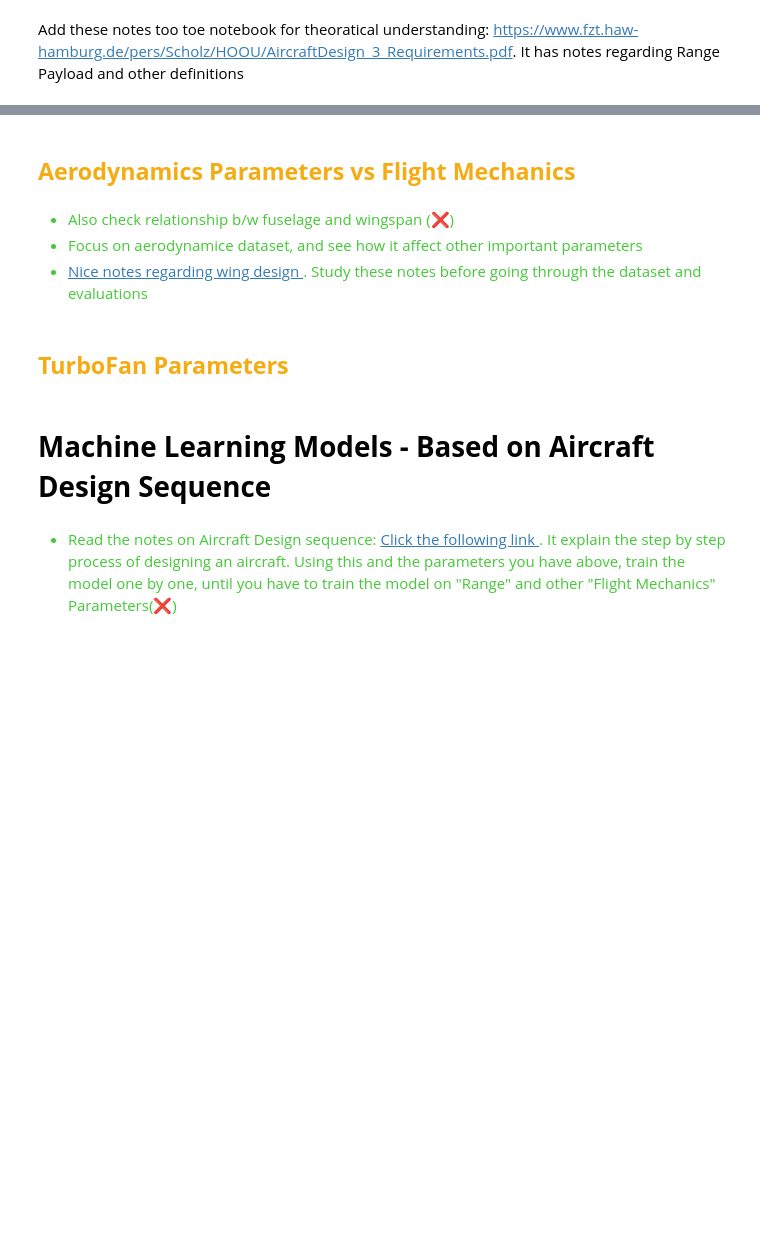
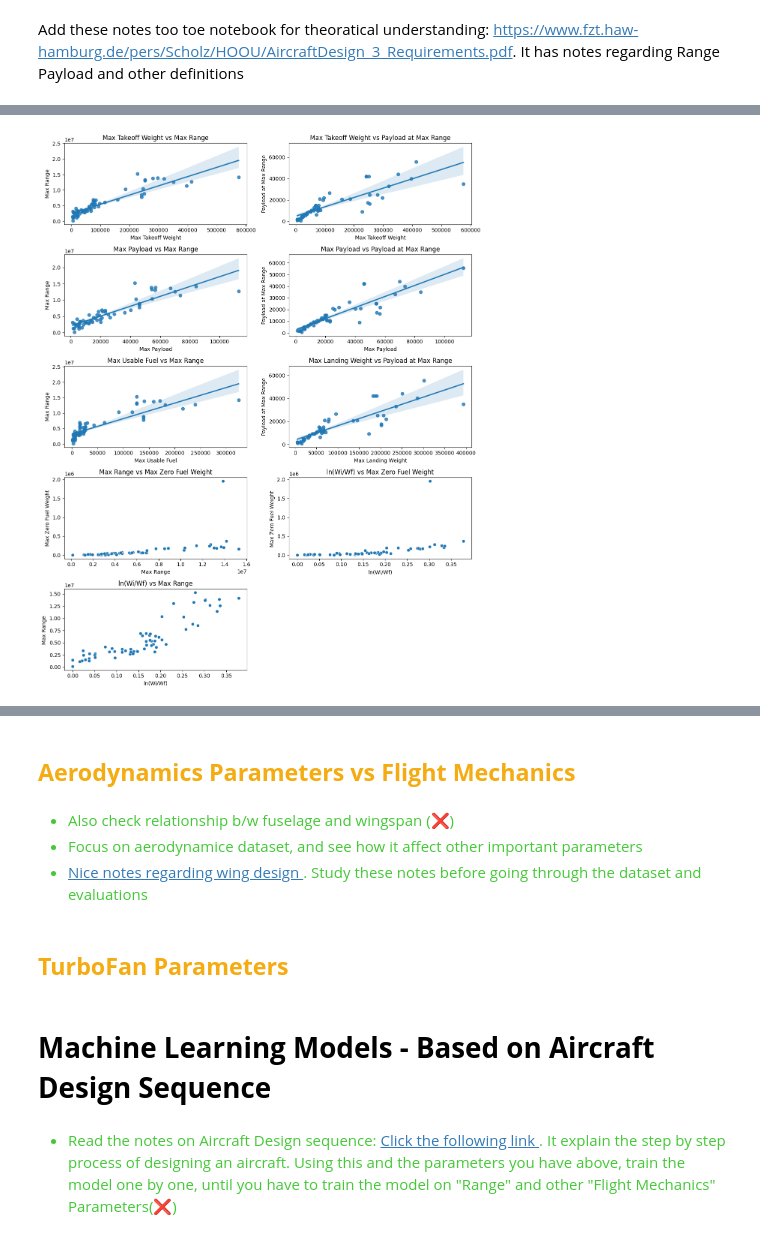
Before and after one commit to stahir01/Master-Thesis, a Jupyter notebook: Master_Thesis_Datasets_NewVersion.ipynb, the cells around one changed output, grey strips where cells are left out. Cells and saved outputs as stored; diff of their text form; code cells hidden in the pictures; blank space fills up the shorter version.

Commit message:
Added Fuel parameters vs range graphs and explanation regarding the results I got

```diff
--- a/Master_Thesis_Datasets_NewVersion.ipynb
+++ b/Master_Thesis_Datasets_NewVersion.ipynb
@@ -2799,7 +2780,7 @@ Operating_Empty_m_OE -> Operating Empty Weight
 Payload_at_Max_Range_m_PLMR -> Payload at Max Range
 '''
 
-aircraft_weight_param = parameters_merged[['Fuselage_Height', 'Fuselage_Width', 'Aircraft_Length', 'Aircraft_Height', 'Max_Take_Off_m_MTO','Max_Range_R_PLMR', 'Max_Payload_m_MPL', 'Max_Landing_m_ML', 'Max_Usable_Fuel','Max_Zero_Fuel', 'Operating_Empty_m_OE', 'Payload_at_Max_Range_m_PLMR']]
+aircraft_weight_param = parameters_merged[['Fuselage_Height', 'Fuselage_Width', 'Aircraft_Length', 'Aircraft_Height', 'Max_Take_Off_m_MTO','Max_Range_R_PLMR', 'Max_Payload_m_MPL', 'Max_Landing_m_ML', 'Max_Usable_Fuel','Max_Zero_Fuel',  'ln(Wi/Wf)','Operating_Empty_m_OE', 'Payload_at_Max_Range_m_PLMR']]
 aircraft_weight_param
 # %% [output]
 |  | Fuselage_Height | Fuselage_Width | Aircraft_Length | Aircraft_Height | Max_Take_Off_m_MTO | ... |
@@ -2824,0 +2799,2 @@ aircraft_weight_param.to_csv('aircraft_weight_param.csv')
+# %%
+aircraft_weight_param['Payload_at_Max_Range_m_PLMR'] = aircraft_weight_param['Payload_at_Max_Range_m_PLMR'].astype(str).str.replace(',', '')
@@ -2824,0 +2807,5 @@ aircraft_weight_param.to_csv('aircraft_weight_param.csv')
+# %%
+change_payload_at_max_range_dtype = {
+    'Payload_at_Max_Range_m_PLMR': float}
+
+aircraft_weight_param = change_col_datatypes(aircraft_weight_param, change_payload_at_max_range_dtype)
@@ -2824,0 +2854,61 @@ aircraft_weight_param.to_csv('aircraft_weight_param.csv')
+# %%
+# Set up the figure and subplots
+fig, axes = plt.subplots(nrows=5, ncols=2, figsize=(12, 15))
+
+# Flatten the axes array for easy iteration
+axes = axes.flatten()
+
+# Plot each graph in the appropriate subplot
+sns.regplot(data=aircraft_weight_param, x='Max_Take_Off_m_MTO', y='Max_Range_R_PLMR', ax=axes[0])
+axes[0].set_title("Max Takeoff Weight vs Max Range")
+axes[0].set_xlabel("Max Takeoff Weight")
+axes[0].set_ylabel("Max Range")
+
+sns.regplot(data=aircraft_weight_param, x='Max_Take_Off_m_MTO', y='Payload_at_Max_Range_m_PLMR', ax=axes[1])
+axes[1].set_title("Max Takeoff Weight vs Payload at Max Range")
+axes[1].set_xlabel("Max Takeoff Weight")
+axes[1].set_ylabel("Payload at Max Range")
+
+sns.regplot(data=aircraft_weight_param, x='Max_Payload_m_MPL', y='Max_Range_R_PLMR', ax=axes[2])
+axes[2].set_title("Max Payload vs Max Range")
+axes[2].set_xlabel("Max Payload")
+axes[2].set_ylabel("Max Range")
+
+sns.regplot(data=aircraft_weight_param, x='Max_Payload_m_MPL', y='Payload_at_Max_Range_m_PLMR', ax=axes[3])
+axes[3].set_title("Max Payload vs Payload at Max Range")
+axes[3].set_xlabel("Max Payload")
+axes[3].set_ylabel("Payload at Max Range")
+
+sns.regplot(data=aircraft_weight_param, x='Max_Usable_Fuel', y='Max_Range_R_PLMR', ax=axes[4])
+axes[4].set_title("Max Usable Fuel vs Max Range")
+axes[4].set_xlabel("Max Usable Fuel")
+axes[4].set_ylabel("Max Range")
+
+sns.regplot(data=aircraft_weight_param, x='Max_Landing_m_ML', y='Payload_at_Max_Range_m_PLMR', ax=axes[5])
+axes[5].set_title("Max Landing Weight vs Payload at Max Range")
+axes[5].set_xlabel("Max Landing Weight")
+axes[5].set_ylabel("Payload at Max Range")
+
+sns.scatterplot(data=aircraft_weight_param, x='Max_Range_R_PLMR', y='Max_Zero_Fuel', ax=axes[6])
+axes[6].set_title("Max Range vs Max Zero Fuel Weight")
+axes[6].set_xlabel("Max Range")
+axes[6].set_ylabel("Max Zero Fuel Weight")
+
+
+sns.scatterplot(data=aircraft_weight_param, x='ln(Wi/Wf)', y='Max_Zero_Fuel', ax=axes[7])
+axes[7].set_title("ln(Wi/Wf) vs Max Zero Fuel Weight")
+axes[7].set_xlabel("ln(Wi/Wf)")
+axes[7].set_ylabel("Max Zero Fuel Weight ")
+
+sns.scatterplot(data=aircraft_weight_param, x='ln(Wi/Wf)', y='Max_Range_R_PLMR', ax=axes[8])
+axes[8].set_title("ln(Wi/Wf) vs Max Range")
+axes[8].set_xlabel("ln(Wi/Wf)")
+axes[8].set_ylabel("Max Range ")
+
+fig.delaxes(axes[9])
+
+# Adjust layout to prevent overlap
+plt.tight_layout()
+plt.show()
+# %% [output]
+[figure, added]
```
Also changed, not shown: parts of 9 cells of this notebook.
